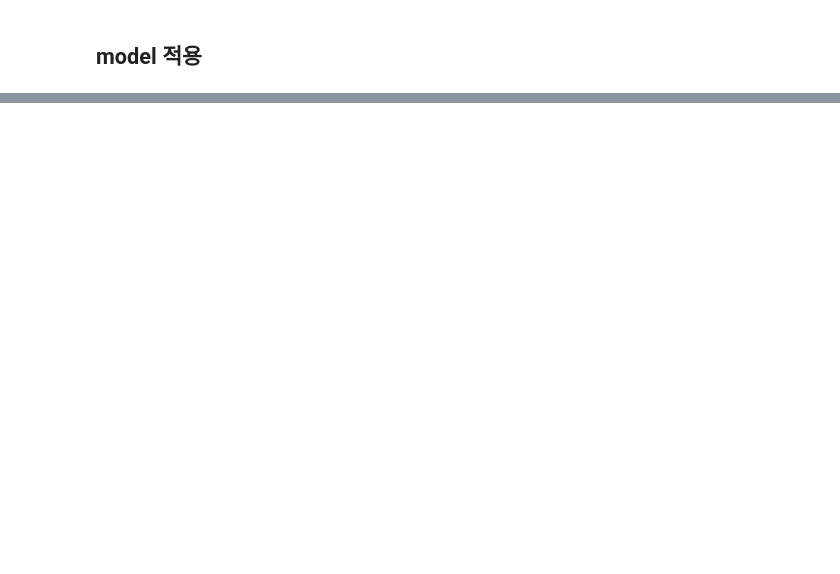
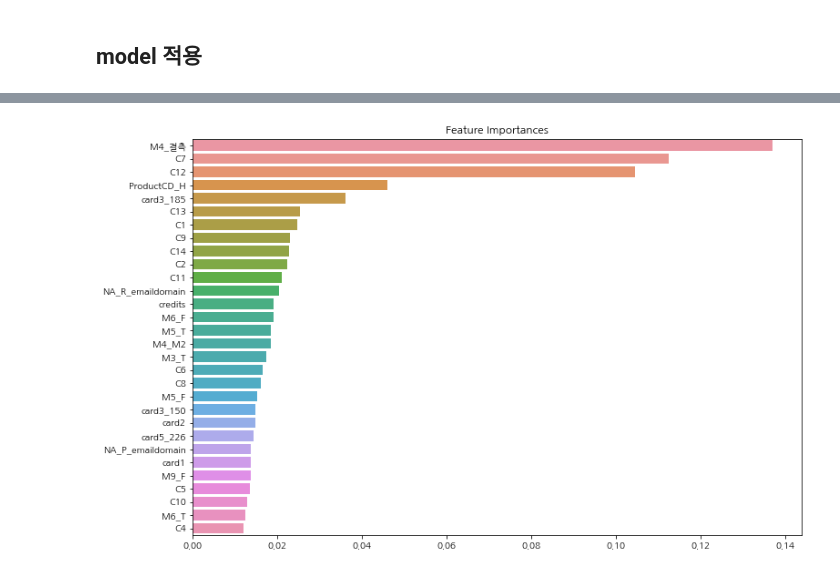
Before and after one commit to seonydg/ml-classification-IEEE-CIS-Fraud-Detection, a Jupyter notebook: IEEE-CIS Fraud Detection.ipynb, the cells around one changed output, grey strips where cells are left out. Drawn from its saved outputs; the diff is of its cells as text; code cells hidden in the pictures; blank space fills up the shorter version.

Commit message:
feat : modeling

```diff
--- a/IEEE-CIS Fraud Detection.ipynb
+++ b/IEEE-CIS Fraud Detection.ipynb
@@ -931,0 +942,8 @@ Index(['TransactionAmt', 'card1', 'card2', 'C1', 'C2', 'C4', 'C5', 'C6', 'C7',
+# %%
+max_iter = 0
+for w in [1, 0.9, 0.7, 0.5]:
+    for k in range(train_x.shape[1], 6, -5):
+        for func in grid_for_not_cs_model:
+            for p in grid_for_not_cs_model[func]:
+                max_iter += 1
+print(max_iter)
@@ -932,2 +1030,5 @@ Index(['TransactionAmt', 'card1', 'card2', 'C1', 'C2', 'C4', 'C5', 'C6', 'C7',
 # %% [markdown]
 ## model 적용
+# %%
+model = best_model
+features = best_features
@@ -933,0 +1046,15 @@ Index(['TransactionAmt', 'card1', 'card2', 'C1', 'C2', 'C4', 'C5', 'C6', 'C7',
+# %%
+def get_feature_importances(model, data):
+    ftr_importances_values = model.feature_importances_
+    ftr_importances = pd.Series(ftr_importances_values, index = data.columns)
+    ftr_top20 = ftr_importances.sort_values(ascending=False)[:30]
+
+    plt.figure(figsize=(12, 8))
+    plt.title('Feature Importances')
+    sns.barplot(x=ftr_top20, y=ftr_top20.index)
+    plt.rc('xtick', labelsize=5)
+    plt.show()
+# %%
+get_feature_importances(model=model, data=train_x)
+# %% [output]
+[figure, added]
```
Also changed, not shown: parts of 15 cells of this notebook.
